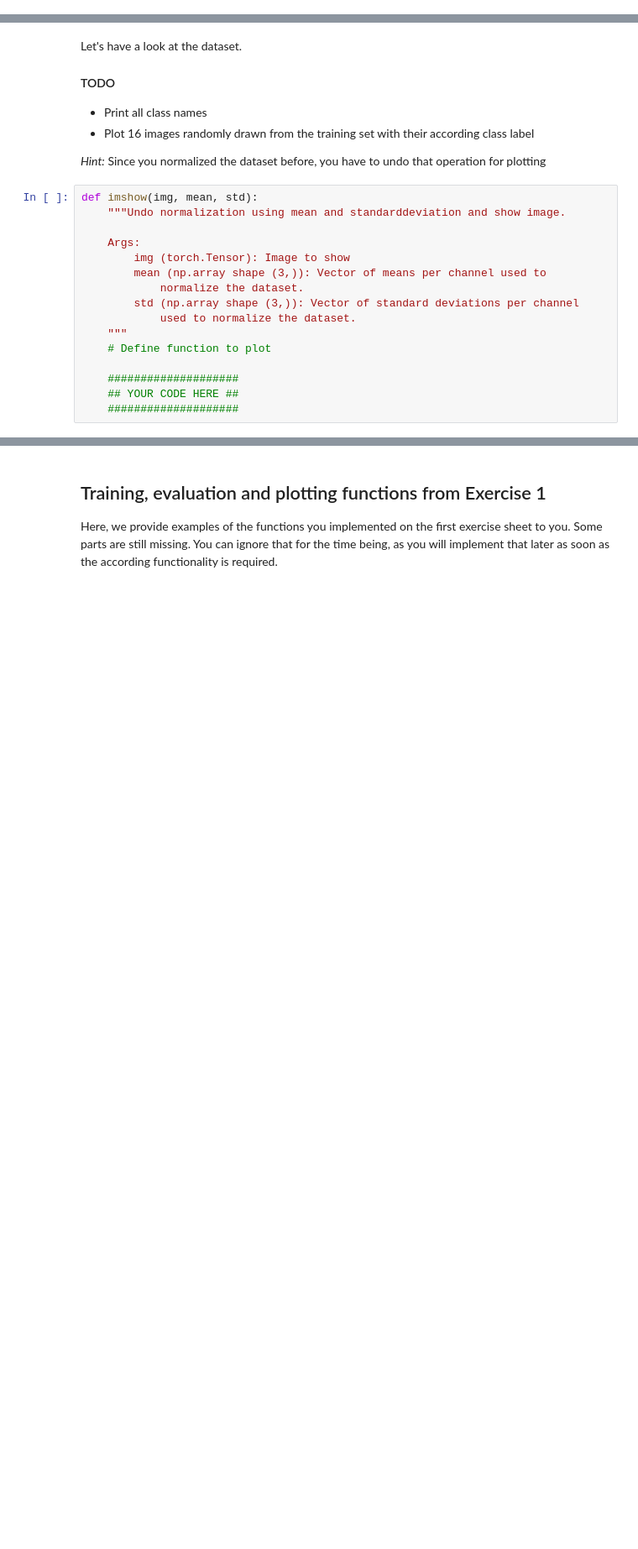
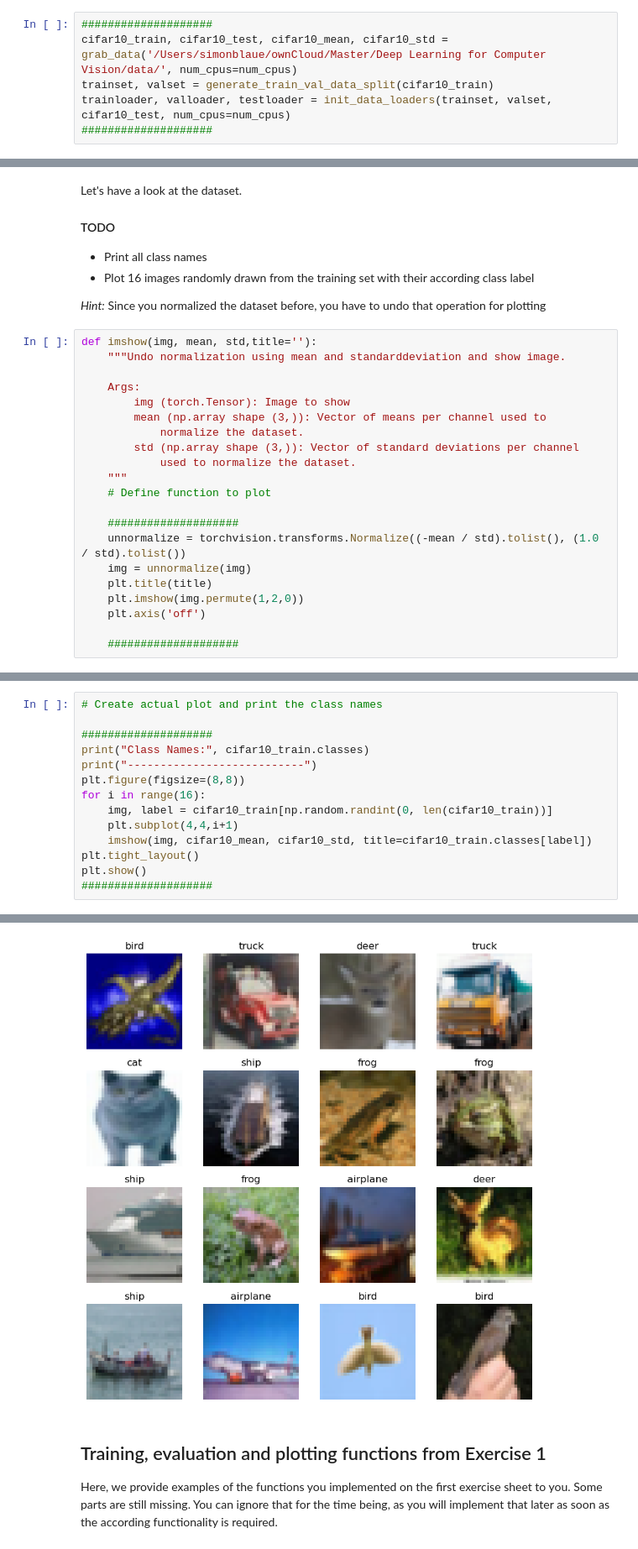
Before and after one commit to simonblaue/Deep-Learning-for-Computer-Vision, a Jupyter notebook: Exercise2/Ex2_2022.ipynb, the cells around one changed output, grey strips where cells are left out. Shown: that part at 84% size. Saved outputs shown, nothing was run; the diff lists cells and outputs as text; blank space fills up the shorter version.

```diff
--- a/Exercise2/Ex2_2022.ipynb
+++ b/Exercise2/Ex2_2022.ipynb
@@ -209,0 +206,6 @@ def init_data_loaders(trainset, valset, testset, batch_size=1024, num_cpus=1):
+# %%
+####################
+cifar10_train, cifar10_test, cifar10_mean, cifar10_std = grab_data('/Users/simonblaue/ownCloud/Master/Deep Learning for Computer Vision/data/', num_cpus=num_cpus)
+trainset, valset = generate_train_val_data_split(cifar10_train)
+trainloader, valloader, testloader = init_data_loaders(trainset, valset, cifar10_test, num_cpus=num_cpus)
+####################
@@ -216,7 +222,7 @@ Let's have a look at the dataset.
 
 *Hint:* Since you normalized the dataset before, you have to undo that operation for plotting
 # %%
-def imshow(img, mean, std):
+def imshow(img, mean, std,title=''):
     """Undo normalization using mean and standarddeviation and show image.
 
     Args:
@@ -229,5 +235,10 @@ def imshow(img, mean, std):
     # Define function to plot
 
     ####################
-    ## YOUR CODE HERE ##
+    unnormalize = torchvision.transforms.Normalize((-mean / std).tolist(), (1.0 / std).tolist())
+    img = unnormalize(img)
+    plt.title(title)
+    plt.imshow(img.permute(1,2,0))
+    plt.axis('off')
+
     ####################
@@ -239,0 +245,15 @@ def imshow(img, mean, std):
+# %%
+# Create actual plot and print the class names
+
+####################
+print("Class Names:", cifar10_train.classes)
+print("---------------------------")
+plt.figure(figsize=(8,8))
+for i in range(16):
+    img, label = cifar10_train[np.random.randint(0, len(cifar10_train))]
+    plt.subplot(4,4,i+1)
+    imshow(img, cifar10_mean, cifar10_std, title=cifar10_train.classes[label])
+plt.tight_layout()
+plt.show()
+####################
+# %% [output]
@@ -240,3 +262,4 @@ def imshow(img, mean, std):
+[figure, added]
 # %% [markdown]
 ## Training, evaluation and plotting functions from Exercise 1
 
```
Also changed, not shown: parts of 7 cells of this notebook, 1 other file.
